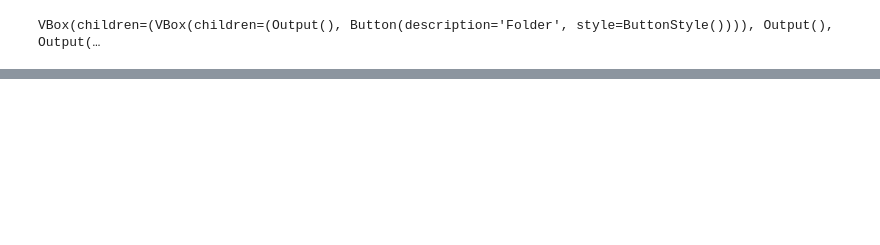
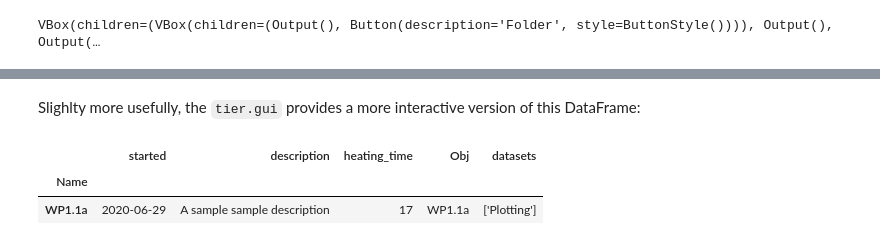
Before and after one commit to 0Hughman0/Cassini, a Jupyter notebook: examples/default/WorkPackages/WP1/WP1.1.ipynb, the cells around one changed output, grey strips where cells are left out. Saved outputs shown, nothing was run; the diff lists cells and outputs as text; code cells hidden in the pictures; blank space fills up the shorter version.

```diff
--- a/examples/default/WorkPackages/WP1/WP1.1.ipynb
+++ b/examples/default/WorkPackages/WP1/WP1.1.ipynb
@@ -9,0 +37,8 @@ exp.meta.additional = 100
+# %% [markdown]
+Slighlty more usefully, the `tier.gui` provides a more interactive version of this DataFrame:
+# %%
+exp.gui.children_df().query("heating_time > 16")
+# %% [output]
+|  | started | description | heating_time | Obj | datasets |
+| Name |  |  |  |  |  |
+| WP1.1a | 2020-06-29 | A sample sample description | 17 | WP1.1a | ['Plotting'] |
```
Also changed, not shown: parts of 6 cells of this notebook, 38 other files.
